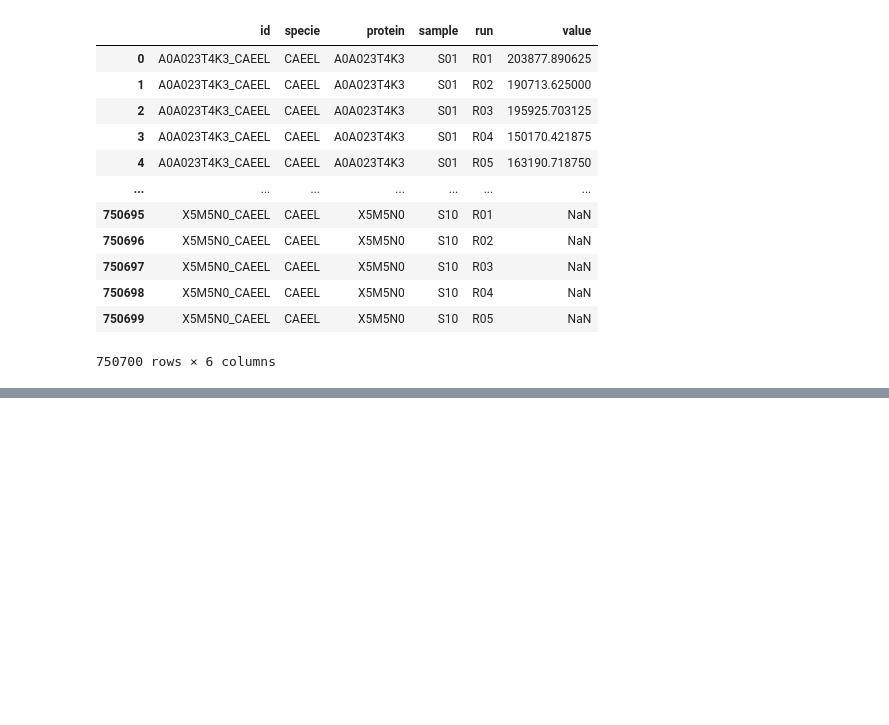
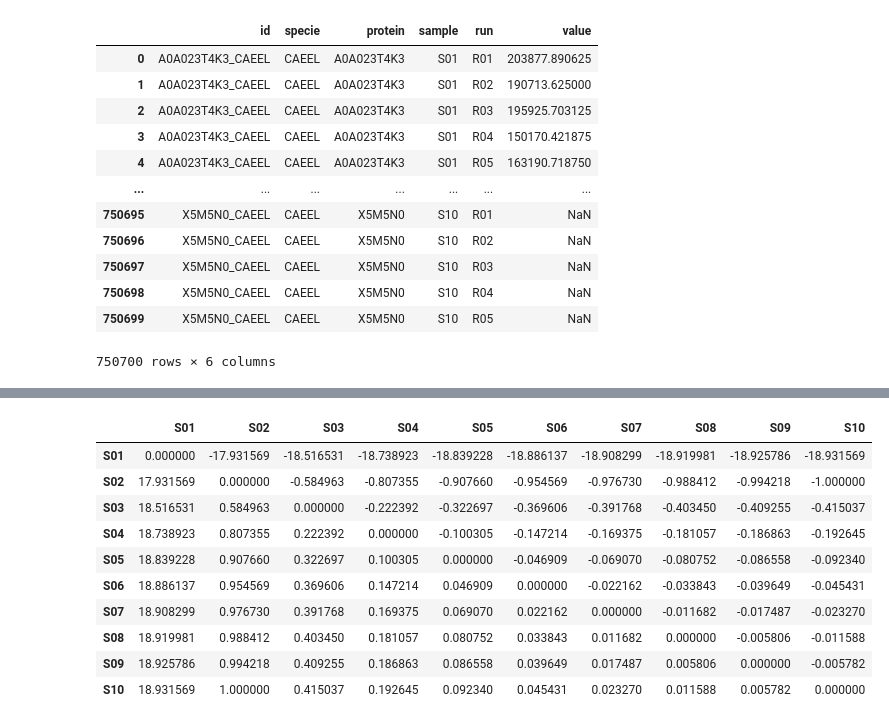
Before and after one commit to patruong/bayesMS, a Jupyter notebook: index.ipynb, the cells around one changed output, grey strips where cells are left out. Drawn from its saved outputs; the diff is of its cells as text; code cells hidden in the pictures; blank space fills up the shorter version.

```diff
--- a/index.ipynb
+++ b/index.ipynb
@@ -958,0 +1250,14 @@ spec
+# %%
+HUMAN_FC_matrix
+# %% [output]
+|  | S01 | S02 | S03 | S04 | S05 | S06 | S07 | S08 | S09 | S10 |
+| S01 | 0.000000 | -17.931569 | -18.516531 | -18.738923 | -18.839228 | -18.886137 | -18.908299 | -18.919981 | -18.925786 | -18.931569 |
+| S02 | 17.931569 | 0.000000 | -0.584963 | -0.807355 | -0.907660 | -0.954569 | -0.976730 | -0.988412 | -0.994218 | -1.000000 |
+| S03 | 18.516531 | 0.584963 | 0.000000 | -0.222392 | -0.322697 | -0.369606 | -0.391768 | -0.403450 | -0.409255 | -0.415037 |
+| S04 | 18.738923 | 0.807355 | 0.222392 | 0.000000 | -0.100305 | -0.147214 | -0.169375 | -0.181057 | -0.186863 | -0.192645 |
+| S05 | 18.839228 | 0.907660 | 0.322697 | 0.100305 | 0.000000 | -0.046909 | -0.069070 | -0.080752 | -0.086558 | -0.092340 |
+| S06 | 18.886137 | 0.954569 | 0.369606 | 0.147214 | 0.046909 | 0.000000 | -0.022162 | -0.033843 | -0.039649 | -0.045431 |
+| S07 | 18.908299 | 0.976730 | 0.391768 | 0.169375 | 0.069070 | 0.022162 | 0.000000 | -0.011682 | -0.017487 | -0.023270 |
+| S08 | 18.919981 | 0.988412 | 0.403450 | 0.181057 | 0.080752 | 0.033843 | 0.011682 | 0.000000 | -0.005806 | -0.011588 |
+| S09 | 18.925786 | 0.994218 | 0.409255 | 0.186863 | 0.086558 | 0.039649 | 0.017487 | 0.005806 | 0.000000 | -0.005782 |
+| S10 | 18.931569 | 1.000000 | 0.415037 | 0.192645 | 0.092340 | 0.045431 | 0.023270 | 0.011588 | 0.005782 | 0.000000 |
```
Also changed, not shown: parts of 43 cells of this notebook, 1 other file.
